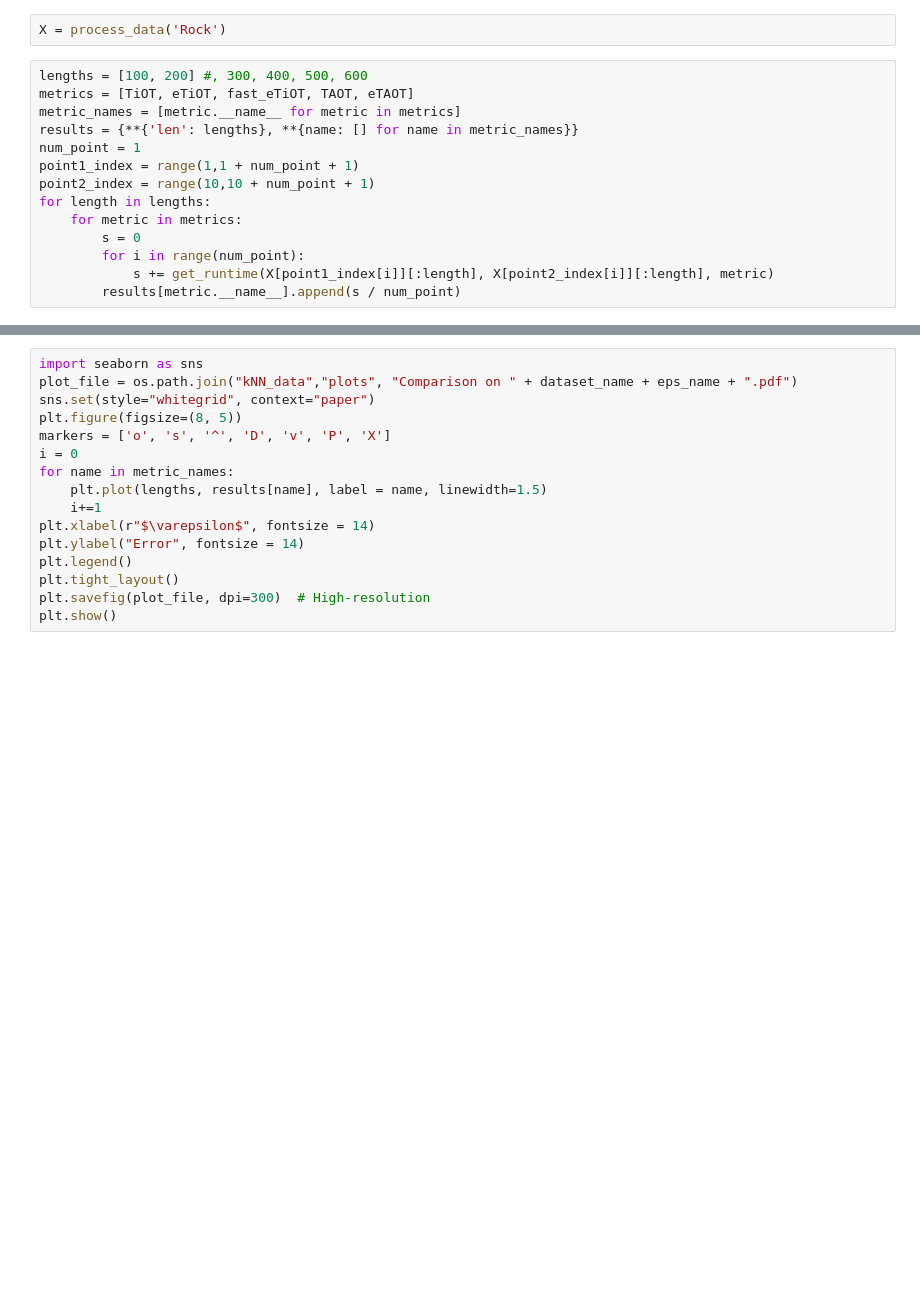
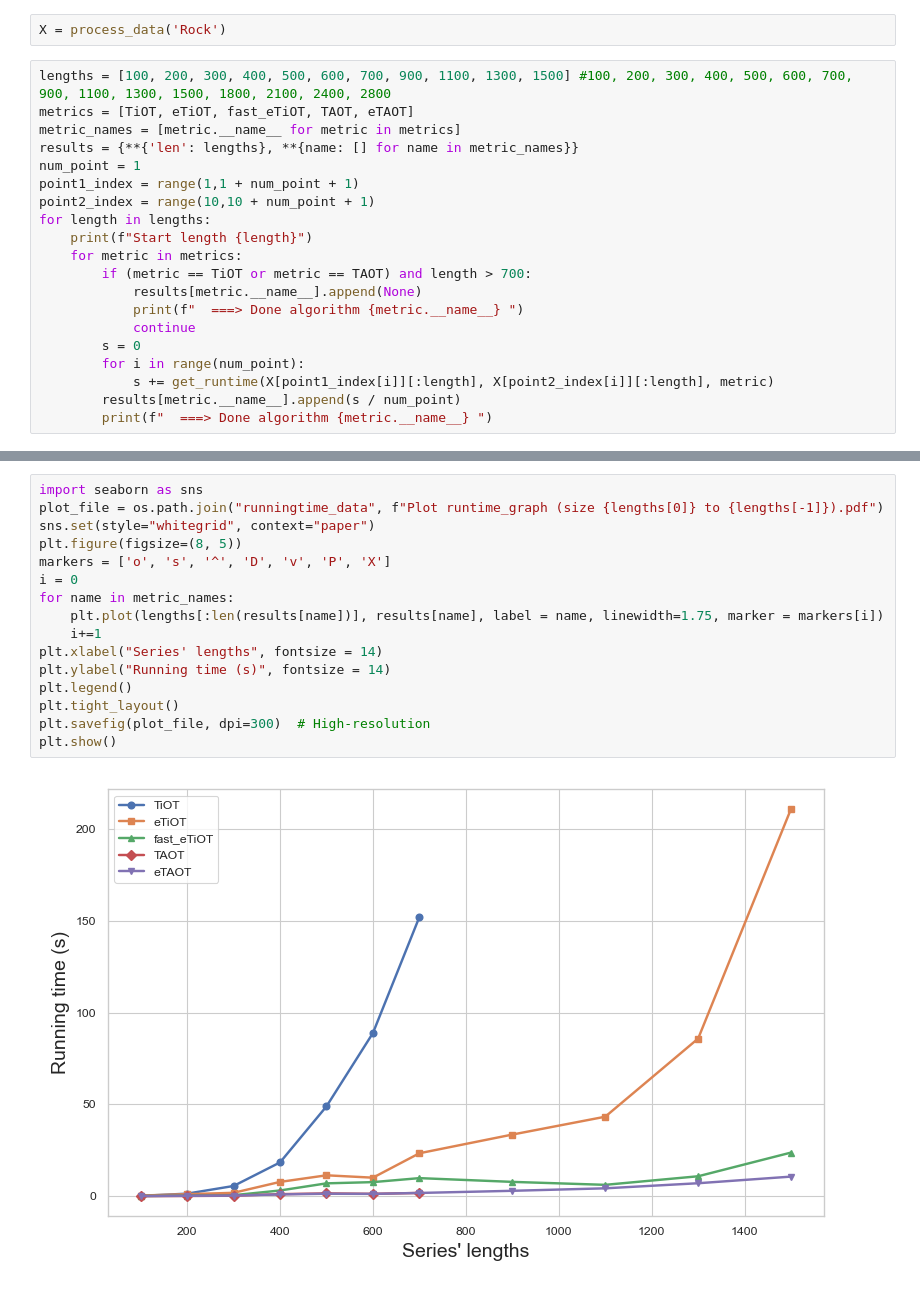
Before and after one commit to Thai-npd/TiOT-code, a Jupyter notebook: TiOT_runningtime.ipynb, the cells around one changed output, grey strips where cells are left out. Saved outputs shown, nothing was run; the diff lists cells and outputs as text; blank space fills up the shorter version.

Commit message:
from local: update TiOT runtime

```diff
--- a/TiOT_runningtime.ipynb
+++ b/TiOT_runningtime.ipynb
@@ -54,7 +37,7 @@ def get_runtimeTAOT(series1, series2):
 # %%
 X = process_data('Rock')
 # %%
-lengths = [100, 200] #, 300, 400, 500, 600
+lengths = [100, 200, 300, 400, 500, 600, 700, 900, 1100, 1300, 1500] #100, 200, 300, 400, 500, 600, 700, 900, 1100, 1300, 1500, 1800, 2100, 2400, 2800
 metrics = [TiOT, eTiOT, fast_eTiOT, TAOT, eTAOT]
 metric_names = [metric.__name__ for metric in metrics]
 results = {**{'len': lengths}, **{name: [] for name in metric_names}}
@@ -62,8 +45,14 @@ num_point = 1
 point1_index = range(1,1 + num_point + 1)
 point2_index = range(10,10 + num_point + 1)
 for length in lengths:
+    print(f"Start length {length}")
     for metric in metrics:
+        if (metric == TiOT or metric == TAOT) and length > 700:
+            results[metric.__name__].append(None)
+            print(f"  ===> Done algorithm {metric.__name__} ")
+            continue
         s = 0
         for i in range(num_point):
             s += get_runtime(X[point1_index[i]][:length], X[point2_index[i]][:length], metric)
         results[metric.__name__].append(s / num_point)
+        print(f"  ===> Done algorithm {metric.__name__} ")
@@ -70,16 +77,18 @@ for length in lengths:
 # %%
 import seaborn as sns
-plot_file = os.path.join("kNN_data","plots", "Comparison on " + dataset_name + eps_name + ".pdf")
+plot_file = os.path.join("runningtime_data", f"Plot runtime_graph (size {lengths[0]} to {lengths[-1]}).pdf")
 sns.set(style="whitegrid", context="paper")
 plt.figure(figsize=(8, 5))
 markers = ['o', 's', '^', 'D', 'v', 'P', 'X']
 i = 0
 for name in metric_names:
-    plt.plot(lengths, results[name], label = name, linewidth=1.5)
+    plt.plot(lengths[:len(results[name])], results[name], label = name, linewidth=1.75, marker = markers[i])
     i+=1
-plt.xlabel(r"$\varepsilon$", fontsize = 14)
-plt.ylabel("Error", fontsize = 14)
+plt.xlabel("Series' lengths", fontsize = 14)
+plt.ylabel("Running time (s)", fontsize = 14)
 plt.legend()
 plt.tight_layout()
 plt.savefig(plot_file, dpi=300)  # High-resolution
 plt.show()
+# %% [output]
+[figure, added]
```
Also changed, not shown: parts of 15 cells of this notebook, 5 other files.
